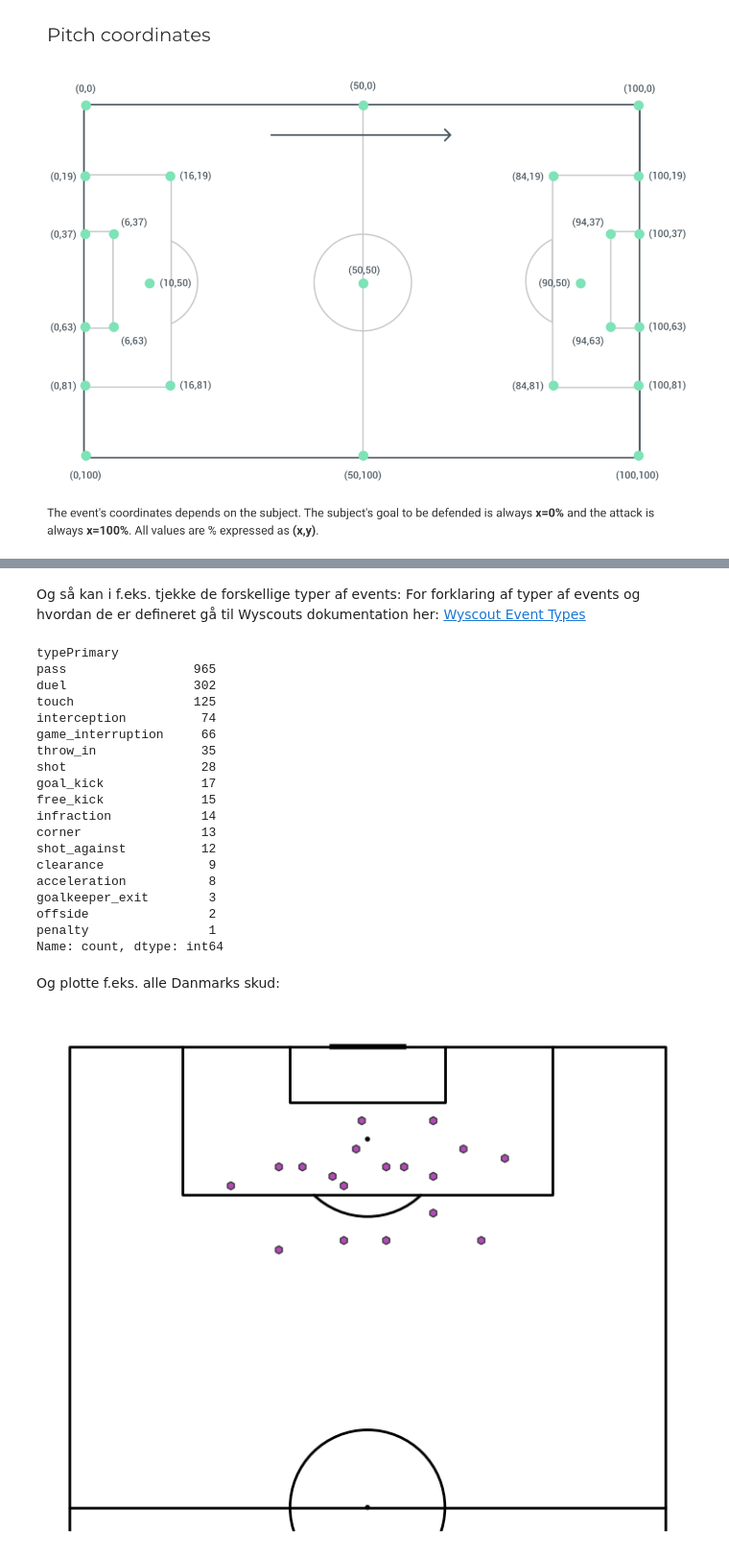
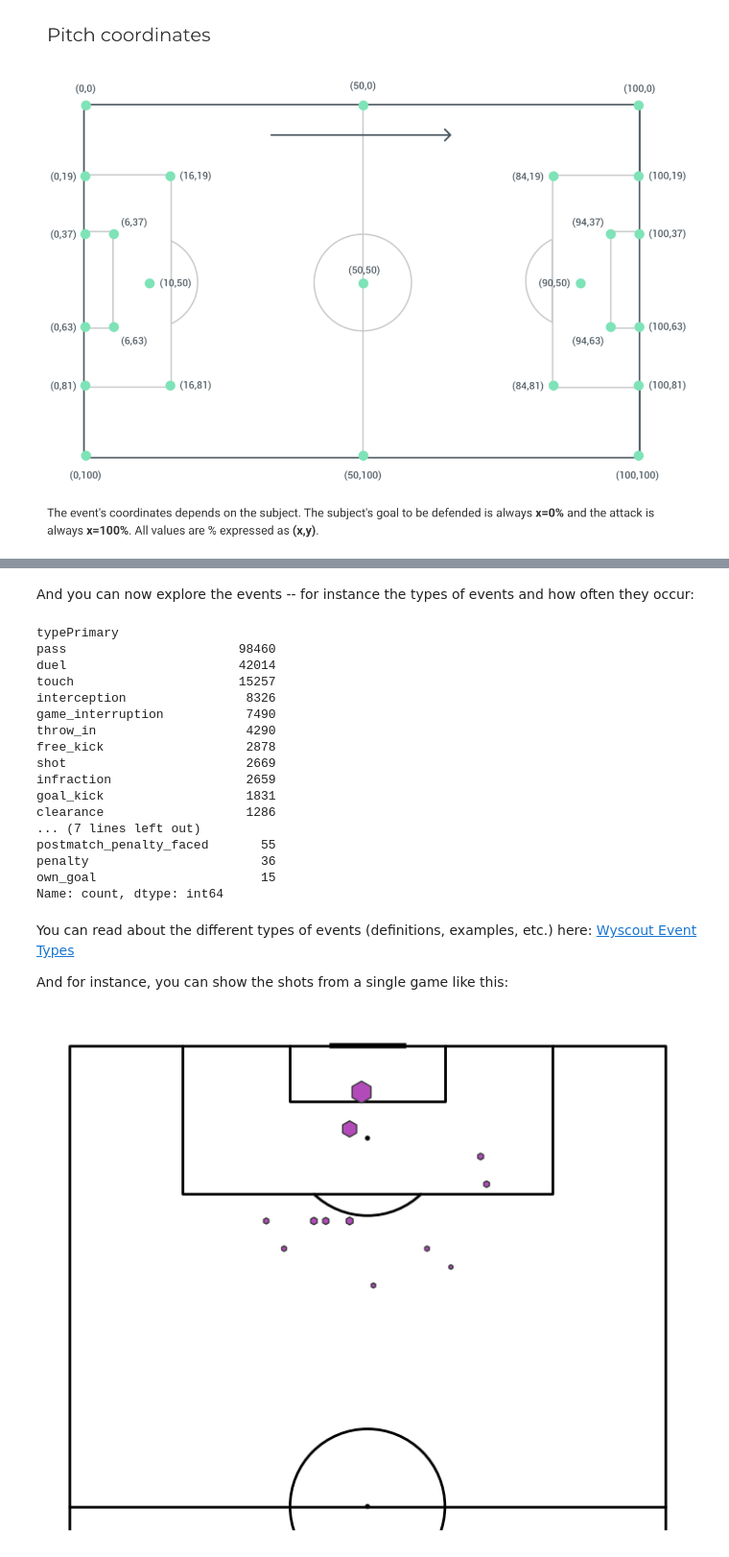
Before and after one commit to Halfspace-io/hs-dbu-hackathon, a Jupyter notebook: intro.ipynb, the cells around one changed output, grey strips where cells are left out. Shown at 96% size. Saved outputs shown, nothing was run; the diff lists cells and outputs as text; code cells hidden in the pictures.

```diff
--- a/intro.ipynb
+++ b/intro.ipynb
@@ -47,5 +78,5 @@ I indlæser events fra kampen således:
 # %%
 import pandas as pd
-den_por = pd.read_csv(Directories.DATA_PATH / "test_match/H_NL2024-2025/DEN-POR_NL2024/events.csv")
-den_por.head()
+events = pd.read_csv(Directories.DATA_PATH / "events.csv")
+events.head()
 # %% [output]
@@ -59,47 +90,47 @@ den_por.head()
 # %% [markdown]
-Og så kan i f.eks. tjekke de forskellige typer af events:
-For forklaring af typer af events og hvordan de er defineret gå til Wyscouts dokumentation her: [Wyscout Event Types](https://dataglossary.wyscout.com)
+And you can now explore the events -- for instance the types of events and how often they occur:
 # %%
-den_por.typePrimary.value_counts()
+events.typePrimary.value_counts()
 # %% [output]
 typePrimary
-pass                 965
-duel                 302
-touch                125
-interception          74
-game_interruption     66
-throw_in              35
-shot                  28
-goal_kick             17
-free_kick             15
-infraction            14
-corner                13
-shot_against          12
-clearance              9
-acceleration           8
-goalkeeper_exit        3
-offside                2
-penalty                1
+pass                       98460
+duel                       42014
+touch                      15257
+interception                8326
+game_interruption           7490
+throw_in                    4290
+free_kick                   2878
+shot                        2669
+infraction                  2659
+goal_kick                   1831
+clearance                   1286
+... (7 lines left out)
+postmatch_penalty_faced       55
+penalty                       36
+own_goal                      15
 Name: count, dtype: int64
-# %% [markdown]
-Og plotte f.eks. alle Danmarks skud:
+# %% [markdown]
+You can read about the different types of events (definitions, examples, etc.) here: [Wyscout Event Types](https://dataglossary.wyscout.com)
+
+And for instance, you can show the shots from a single game like this:
 # %%
-#gå på opdagelse i mplsoccer her: https://mplsoccer.readthedocs.io/en/latest/gallery/index.html
+#plenty of great plotting functionality here: https://mplsoccer.readthedocs.io/en/latest/gallery/index.html
 from mplsoccer import VerticalPitch
 import matplotlib.pyplot as plt
 
 pitch = VerticalPitch(pitch_type='wyscout', pitch_color='None', line_color='Black',half=True)
 fig, ax = plt.subplots(figsize=(10, 7))
 pitch.draw(ax=ax)
 
-den_shots = den_por[(den_por.officialName == 'Denmark') & (den_por.typePrimary == 'shot')]
+#filter out Denmark U21 shots against Ukraine U21
+den_u21_against_ukraine_shots = events[(events.teamName == 'Denmark Under 21') & (events.label == 'Ukraine U21 - Denmark U21, 2 - 3') & (events.typePrimary == 'shot')].copy()
 
-sc = pitch.scatter(den_shots.x, den_shots.y,
-                #    s=(den_shots.xG * 900) + 100,
+#scatter the shots on the pitch, scale size by xG
+sc = pitch.scatter(den_u21_against_ukraine_shots.x, den_u21_against_ukraine_shots.y,
+                   s=(den_u21_against_ukraine_shots.xG * 500),
                    c="#b24bb9",  # color for scatter in hex format
                    edgecolors='#383838',  # give the markers a charcoal border
-                   # for other markers types see: https://matplotlib.org/api/markers_api.html
-                   marker='h',
+                   marker='h',# for other markers types see: https://matplotlib.org/api/markers_api.html
                    ax=ax)
 # %% [output]
-[figure, old version]
+[figure, new version]
```
Also changed, not shown: parts of 22 cells of this notebook, 4 other files.
